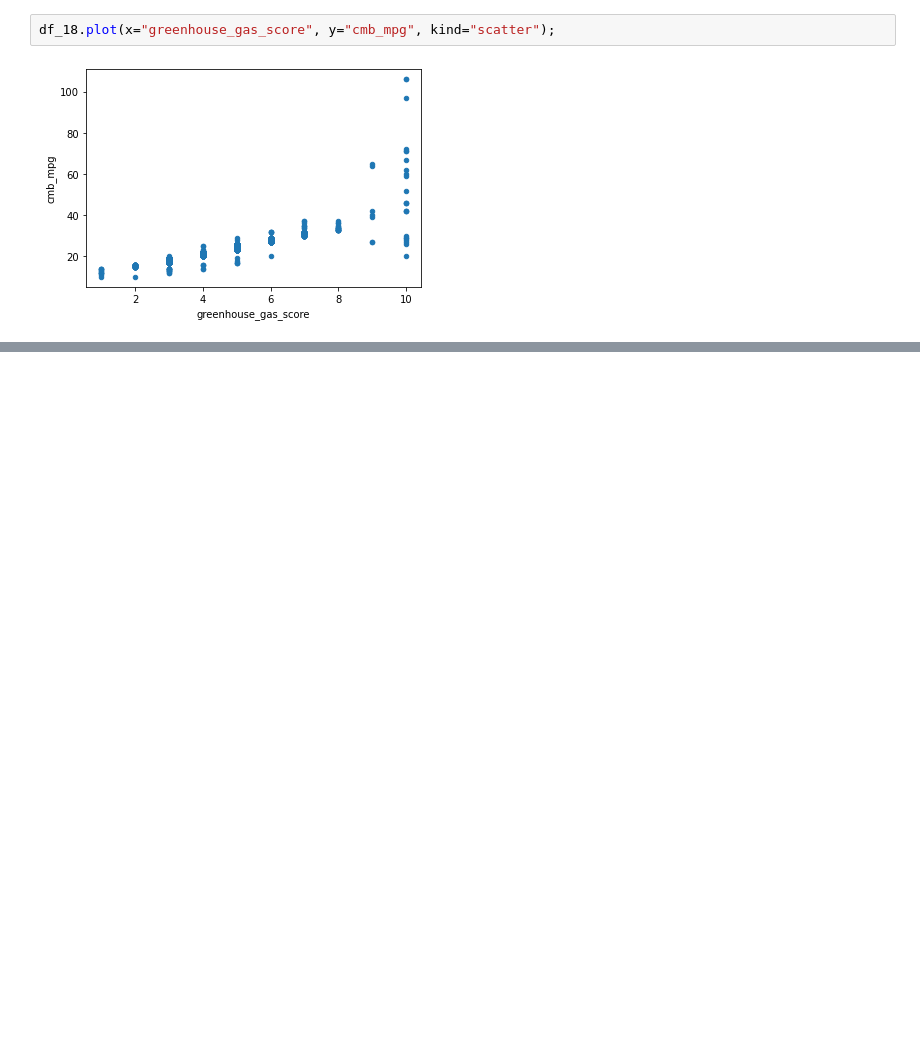
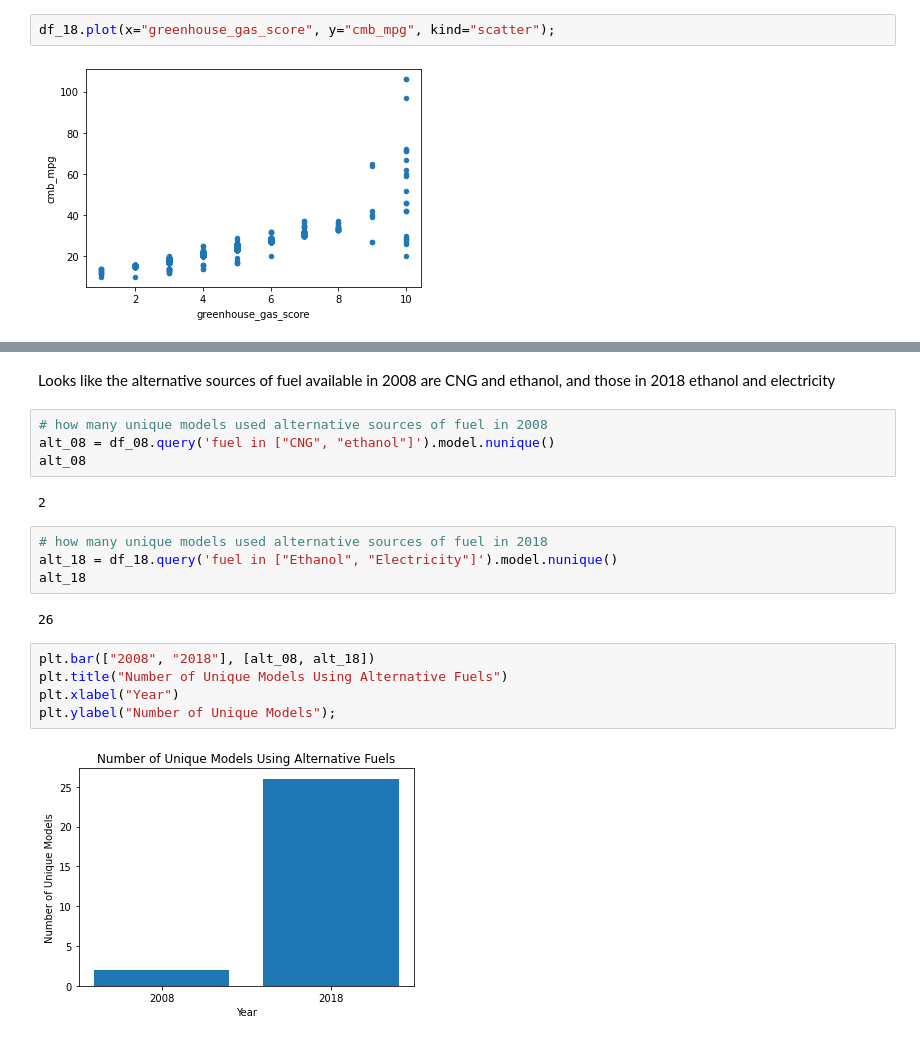
Before and after one commit to tunji-dev/Udacity_Data_Analyst_Nanodegree, a Jupyter notebook: fuel_economy_case_study/fuel_economy.ipynb, the cells around one changed output, grey strips where cells are left out. Drawn from its saved outputs; the diff is of its cells as text; blank space fills up the shorter version.

Commit message:
conclusions & visuals

```diff
--- a/fuel_economy_case_study/fuel_economy.ipynb
+++ b/fuel_economy_case_study/fuel_economy.ipynb
@@ -707,0 +734,21 @@ df_18.plot(x="greenhouse_gas_score", y="cmb_mpg", kind="scatter");
+# %% [markdown]
+Looks like the alternative sources of fuel available in 2008 are CNG and ethanol, and those in 2018 ethanol and electricity
+# %%
+# how many unique models used alternative sources of fuel in 2008
+alt_08 = df_08.query('fuel in ["CNG", "ethanol"]').model.nunique()
+alt_08
+# %% [output]
+2
+# %%
+# how many unique models used alternative sources of fuel in 2018
+alt_18 = df_18.query('fuel in ["Ethanol", "Electricity"]').model.nunique()
+alt_18
+# %% [output]
+26
+# %%
+plt.bar(["2008", "2018"], [alt_08, alt_18])
+plt.title("Number of Unique Models Using Alternative Fuels")
+plt.xlabel("Year")
+plt.ylabel("Number of Unique Models");
+# %% [output]
+[figure, added]
```
Also changed, not shown: parts of 7 cells of this notebook.
